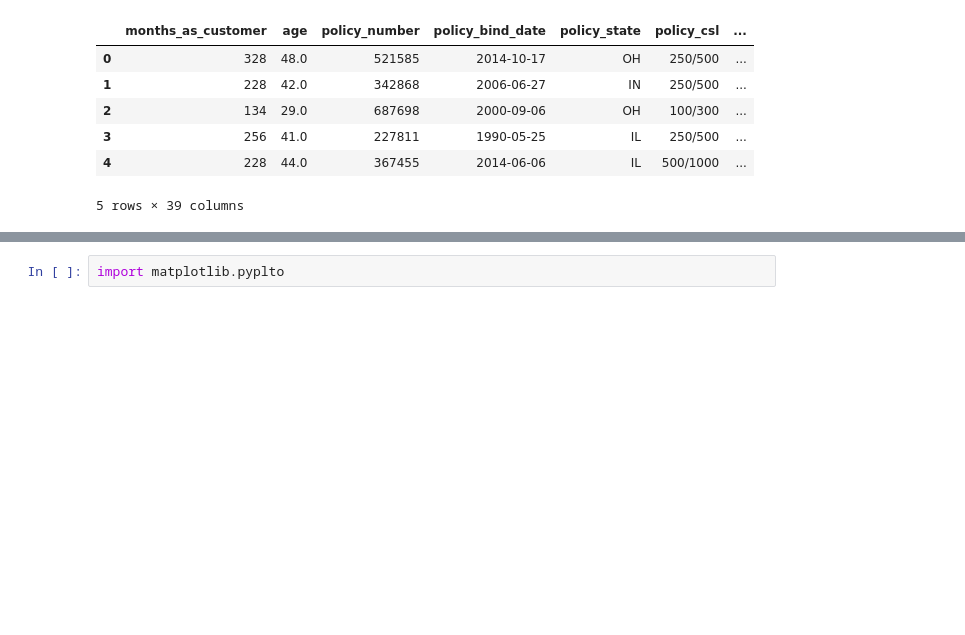
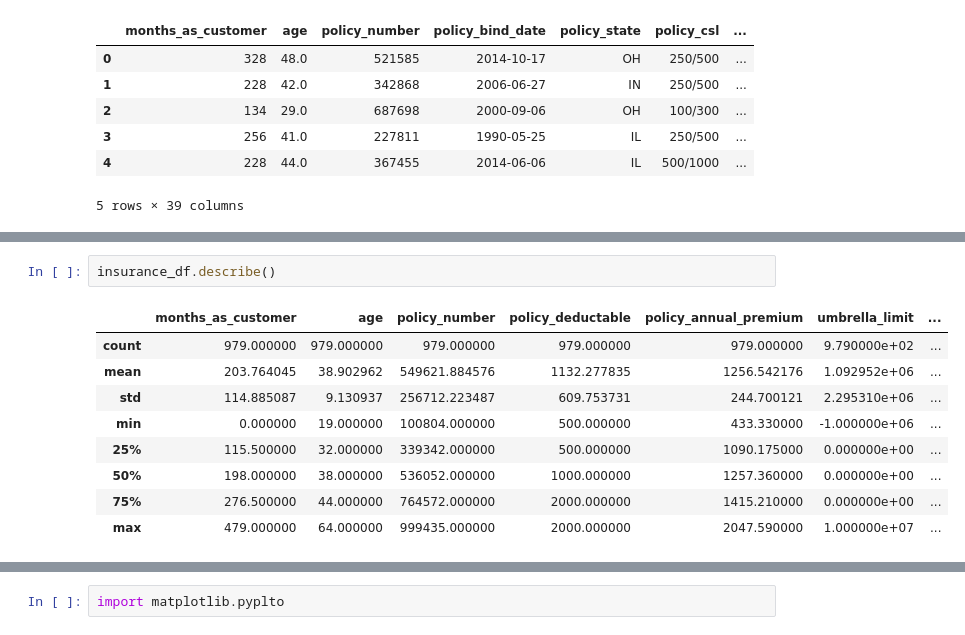
Before and after one commit to nomaguguk/Integrated-Project, a Jupyter notebook: code/EDA.ipynb, the cells around one changed output, grey strips where cells are left out. Cells and saved outputs as stored; diff of their text form; blank space fills up the shorter version.

```diff
--- a/code/EDA.ipynb
+++ b/code/EDA.ipynb
@@ -30,0 +115,12 @@ insurance_df.head()
+# %%
+insurance_df.describe()
+# %% [output]
+|  | months_as_customer | age | policy_number | policy_deductable | policy_annual_premium | umbrella_limit | ... |
+| count | 979.000000 | 979.000000 | 979.000000 | 979.000000 | 979.000000 | 9.790000e+02 | ... |
+| mean | 203.764045 | 38.902962 | 549621.884576 | 1132.277835 | 1256.542176 | 1.092952e+06 | ... |
+| std | 114.885087 | 9.130937 | 256712.223487 | 609.753731 | 244.700121 | 2.295310e+06 | ... |
+| min | 0.000000 | 19.000000 | 100804.000000 | 500.000000 | 433.330000 | -1.000000e+06 | ... |
+| 25% | 115.500000 | 32.000000 | 339342.000000 | 500.000000 | 1090.175000 | 0.000000e+00 | ... |
+| 50% | 198.000000 | 38.000000 | 536052.000000 | 1000.000000 | 1257.360000 | 0.000000e+00 | ... |
+| 75% | 276.500000 | 44.000000 | 764572.000000 | 2000.000000 | 1415.210000 | 0.000000e+00 | ... |
+| max | 479.000000 | 64.000000 | 999435.000000 | 2000.000000 | 2047.590000 | 1.000000e+07 | ... |
```
Also changed, not shown: parts of 20 cells of this notebook.
